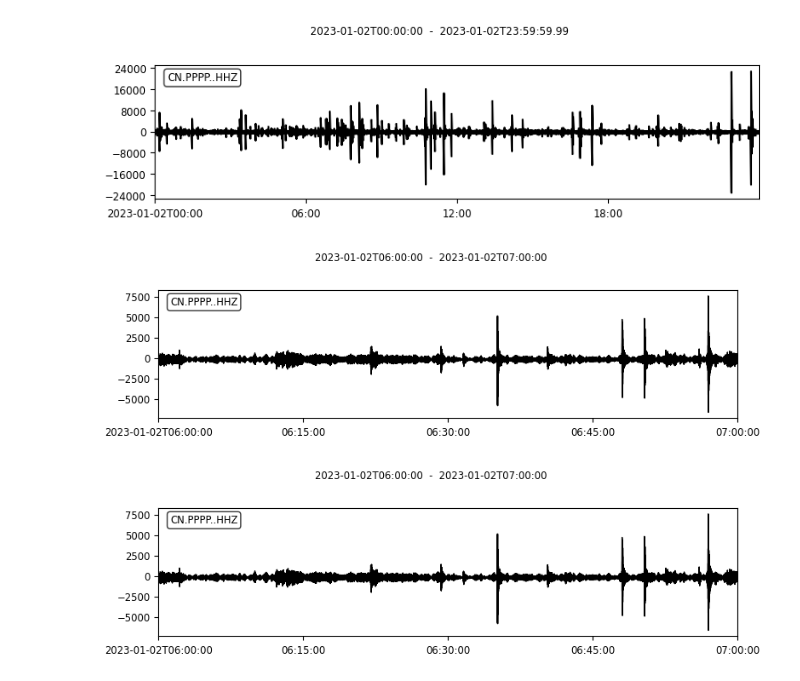
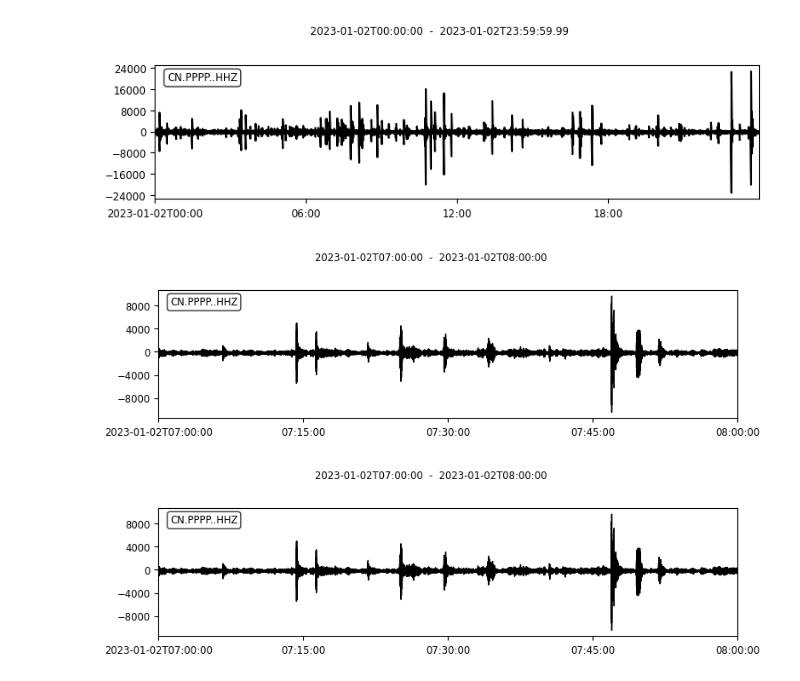
Before and after one commit to javierMoG/PopocatepetlVolcano, a Jupyter notebook: src/test_features.ipynb, the cells around one changed output. Cells and saved outputs as stored; diff of their text form; code cells hidden in the pictures.

```diff
--- a/src/test_features.ipynb
+++ b/src/test_features.ipynb
@@ -24,12 +24,14 @@ st.plot()
 [figure]
 # %%
 # Extracting a 1-hour segment
-t = st[0].stats.starttime
-hour = st.slice(t+3600*6, t+3600*7)
+t0 = st[0].stats.starttime
+ti = 7
+tf = 8
+hour = st.slice(t0+3600*ti, t0+3600*tf)
 hour.plot()
 # %% [output]
-[figure, old version]
+[figure, new version]
-[figure, old version]
+[figure, new version]
 # %%
 # Waveform and spectrogram graph
 ft.plot_signal(hour[0])
```
Also changed, not shown: parts of 7 cells of this notebook.
